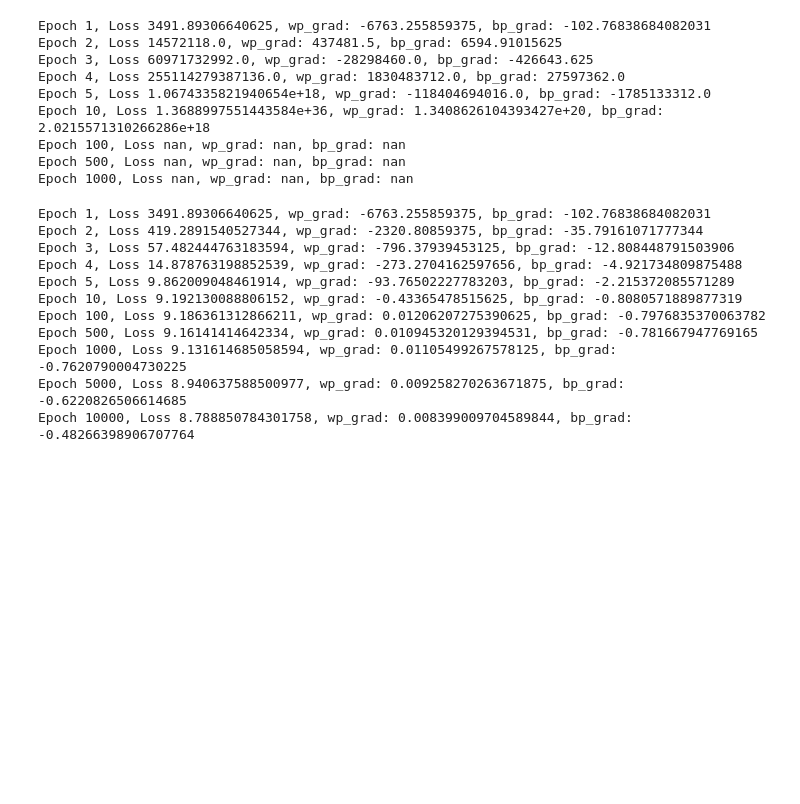
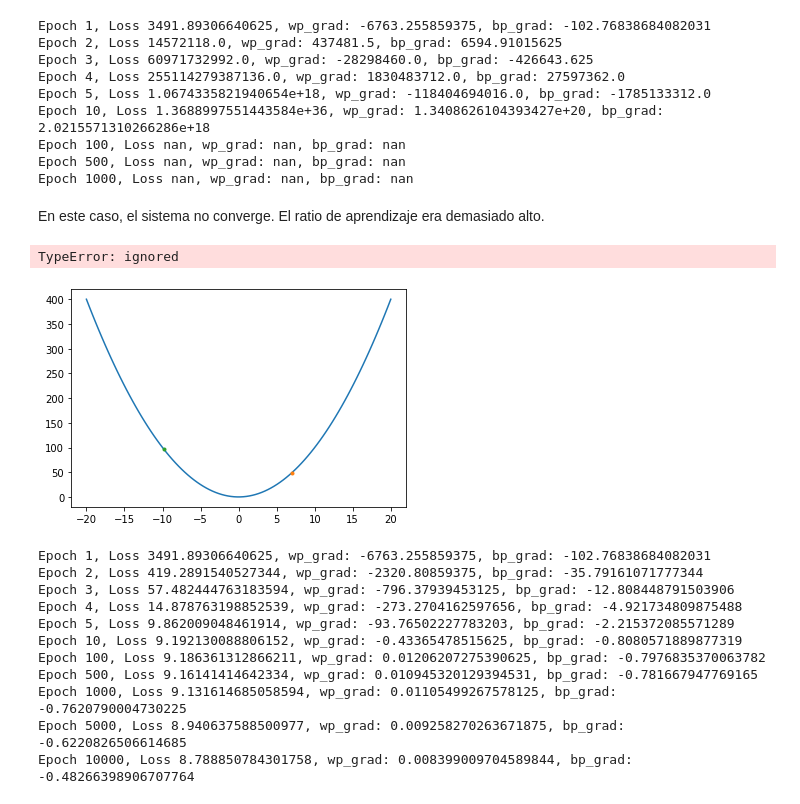
Before and after one commit to rusamentiaga/pytorch-test, a Jupyter notebook: 2_learning.ipynb, the cells around one changed output. Drawn from its saved outputs; the diff is of its cells as text; code cells hidden in the pictures; blank space fills up the shorter version.

```diff
--- a/2_learning.ipynb
+++ b/2_learning.ipynb
@@ -140,6 +193,31 @@ Epoch 10, Loss 1.3688997551443584e+36, wp_grad: 1.3408626104393427e+20, bp_grad:
 Epoch 100, Loss nan, wp_grad: nan, bp_grad: nan
 Epoch 500, Loss nan, wp_grad: nan, bp_grad: nan
 Epoch 1000, Loss nan, wp_grad: nan, bp_grad: nan
+# %% [markdown]
+En este caso, el sistema no converge. El ratio de aprendizaje era demasiado alto.
+# %%
+xt = torch.linspace(-20,20,100)
+yt = xt**2
+plt.plot(xt,yt)
+
+xi = 7
+yi = xi**2
+plt.plot(xi,yi,'.')
+
+ax = plt.axes()
+
+learning_rate = 1.2
+
+for i in range(2):
+
+  xi = xi - learning_rate*(2*xi)
+  yi = xi**2
+  plt.plot(xi,yi,'.')
+
+  ax.text(xi,yi, 0.01, 'sdfsdf')
+# %% [output]
+TypeError: ignored
+[figure, added]
 # %%
 (wp, bp, loss) = training_loop(n_epochs = 10000,
               learning_rate = 1e-4,
```
Also changed, not shown: parts of 18 cells of this notebook.
